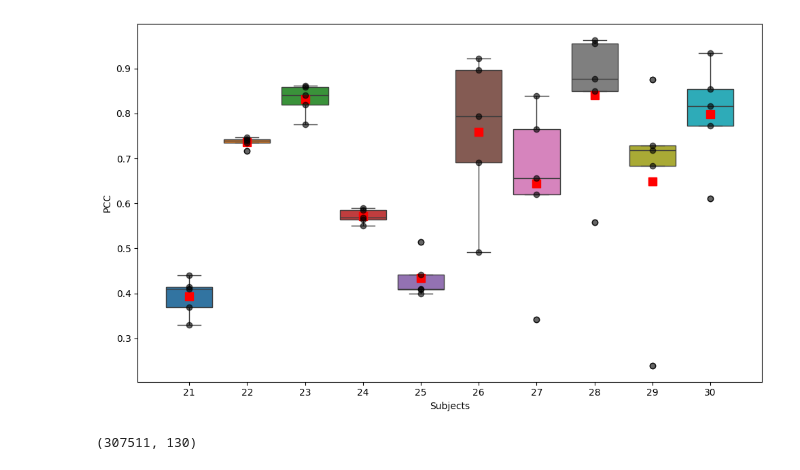
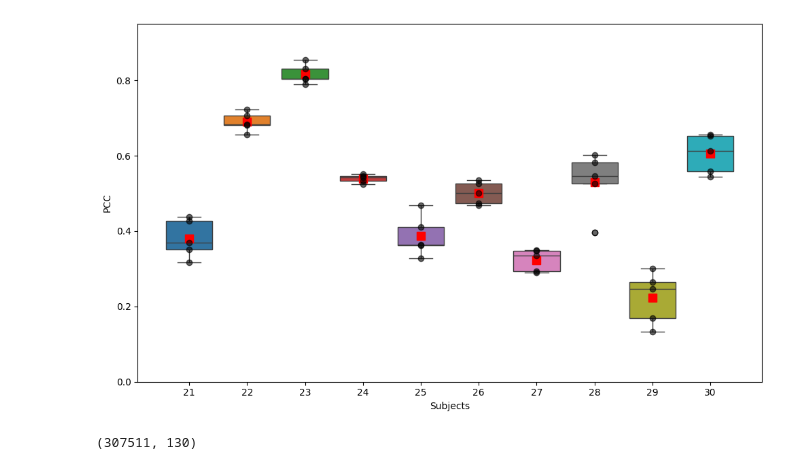
Before and after one commit to owaismujtaba/NeuroLab, a Jupyter notebook: PCC plot.ipynb, the cells around one changed output. Saved outputs shown, nothing was run; the diff lists cells and outputs as text; code cells hidden in the pictures.

```diff
--- a/PCC plot.ipynb
+++ b/PCC plot.ipynb
@@ -10,7 +10,7 @@ data_dir = '/home/owaismujtaba/projects/NeuroLab/Results/TrainedModels'
 results = {}
 for subject in range(21, 31):
     sub_dir = Path(data_dir, str(subject))
-    model_dir = Path(sub_dir, 'Neural')
+    model_dir = Path(sub_dir, 'NeuralNetworkFinal')
     files = os.listdir(model_dir)
 
     pcc_values = []
@@ -22,29 +22,30 @@ for subject in range(21, 31):
 # %%
 data =results
 subjects = list(data.keys())
 values = list(data.values())
 
 # Create a box plot
 plt.figure(figsize=(10, 6))
 sns.boxplot(data=values, zorder=1)
 
 # Add the mean as a square marker
 for i, subject_values in enumerate(values):
     mean_value = np.mean(subject_values)
     plt.plot(i, mean_value, marker='s', color='red', markersize=8, label='Mean' if i == 0 else "")
 
 # Add individual data points on top of the box plot
 for i, subject_values in enumerate(values):
     plt.scatter([i] * len(subject_values), subject_values, color='black', alpha=0.6, zorder=2, label='Data points' if i == 0 else "")
 
 # Customize the plot
 plt.xticks(ticks=np.arange(len(subjects)), labels=subjects)
 plt.xlabel("Subjects")
 plt.ylabel("PCC")
+plt.ylim([0, 0.95])
 plt.tight_layout()
 plt.savefig('Images/pcc.png', dpi=800)
 # %% [output]
-[figure, old version]
+[figure, new version]
 # %%
 seeg = np.load('Data\P01_sEEG.npy')
 seeg.shape
```
Also changed, not shown: 4 other files.
